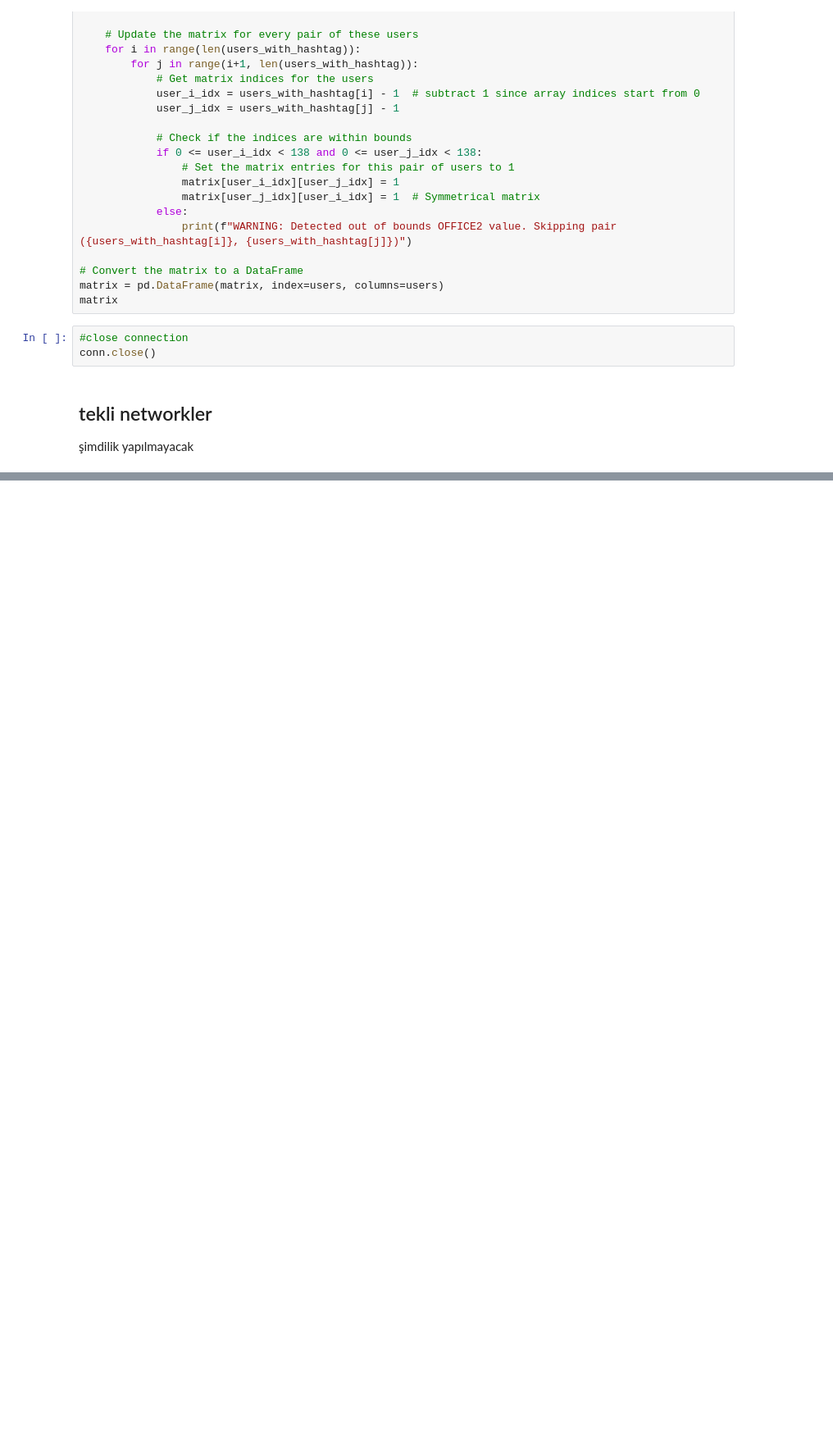
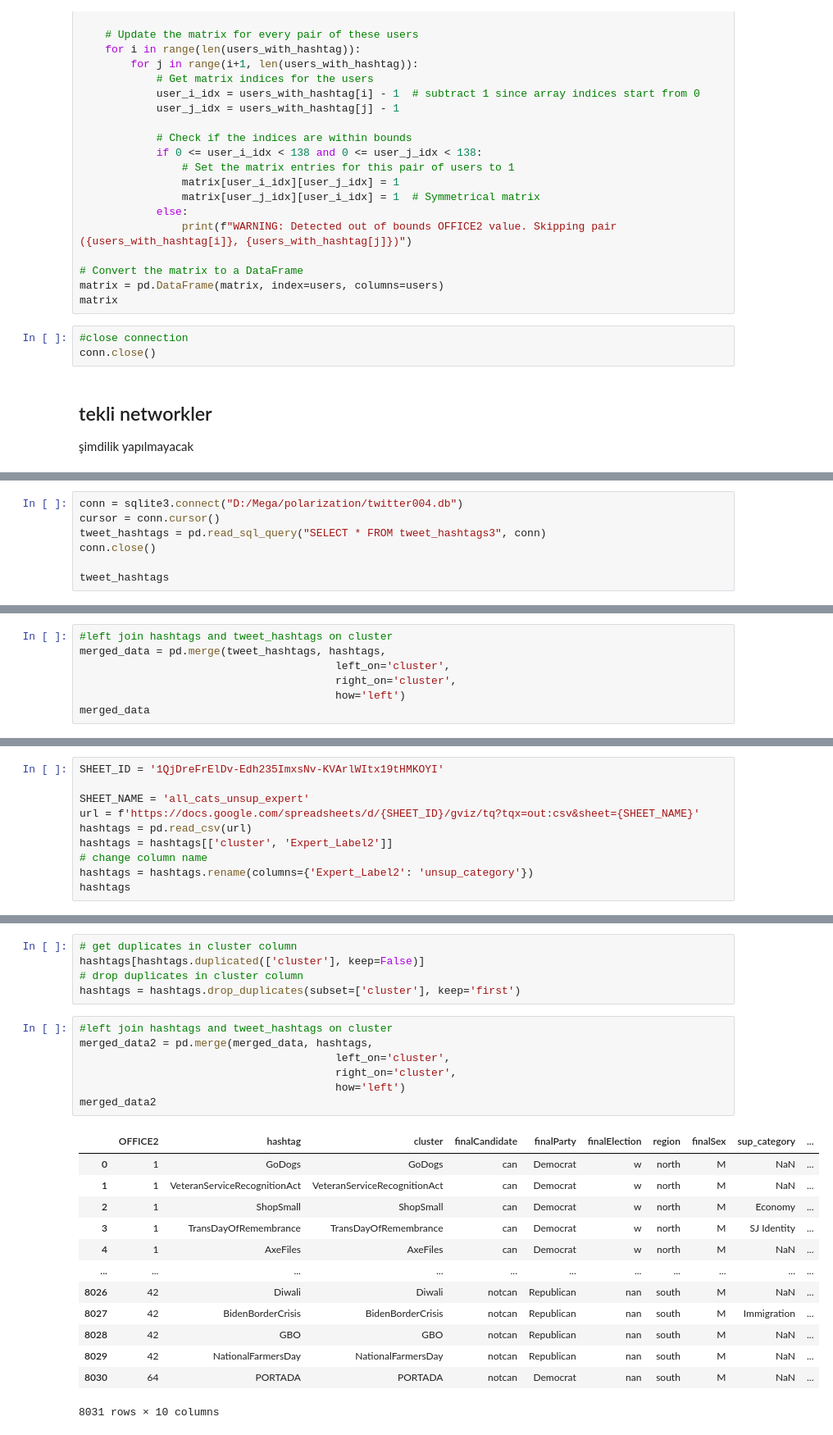
Before and after one commit to CEL-lab/multilayer_polarization, a Jupyter notebook: data/zero2hero.ipynb, the cells around one changed output, grey strips where cells are left out. Shown: that part at 82% size. Saved outputs shown, nothing was run; the diff lists cells and outputs as text; blank space fills up the shorter version.

```diff
--- a/data/zero2hero.ipynb
+++ b/data/zero2hero.ipynb
@@ -820,0 +845,7 @@ conn.close()
+# %%
+conn = sqlite3.connect("D:/Mega/polarization/twitter004.db")
+cursor = conn.cursor()
+tweet_hashtags = pd.read_sql_query("SELECT * FROM tweet_hashtags3", conn)
+conn.close()
+
+tweet_hashtags
@@ -820,0 +866,7 @@ conn.close()
+# %%
+#left join hashtags and tweet_hashtags on cluster
+merged_data = pd.merge(tweet_hashtags, hashtags,
+                                        left_on='cluster',
+                                        right_on='cluster',
+                                        how='left')
+merged_data
@@ -820,0 +887,10 @@ conn.close()
+# %%
+SHEET_ID = '1QjDreFrElDv-Edh235ImxsNv-KVArlWItx19tHMKOYI'
+
+SHEET_NAME = 'all_cats_unsup_expert'
+url = f'https://docs.google.com/spreadsheets/d/{SHEET_ID}/gviz/tq?tqx=out:csv&sheet={SHEET_NAME}'
+hashtags = pd.read_csv(url)
+hashtags = hashtags[['cluster', 'Expert_Label2']]
+# change column name
+hashtags = hashtags.rename(columns={'Expert_Label2': 'unsup_category'})
+hashtags
@@ -820,0 +911,26 @@ conn.close()
+# %%
+# get duplicates in cluster column
+hashtags[hashtags.duplicated(['cluster'], keep=False)]
+# drop duplicates in cluster column
+hashtags = hashtags.drop_duplicates(subset=['cluster'], keep='first')
+# %%
+#left join hashtags and tweet_hashtags on cluster
+merged_data2 = pd.merge(merged_data, hashtags,
+                                        left_on='cluster',
+                                        right_on='cluster',
+                                        how='left')
+merged_data2
+# %% [output]
+|  | OFFICE2 | hashtag | cluster | finalCandidate | finalParty | finalElection | region | finalSex | sup_category | ... |
+| 0 | 1 | GoDogs | GoDogs | can | Democrat | w | north | M | NaN | ... |
+| 1 | 1 | VeteranServiceRecognitionAct | VeteranServiceRecognitionAct | can | Democrat | w | north | M | NaN | ... |
+| 2 | 1 | ShopSmall | ShopSmall | can | Democrat | w | north | M | Economy | ... |
+| 3 | 1 | TransDayOfRemembrance | TransDayOfRemembrance | can | Democrat | w | north | M | SJ Identity | ... |
+| 4 | 1 | AxeFiles | AxeFiles | can | Democrat | w | north | M | NaN | ... |
+| ... | ... | ... | ... | ... | ... | ... | ... | ... | ... | ... |
+| 8026 | 42 | Diwali | Diwali | notcan | Republican | nan | south | M | NaN | ... |
+| 8027 | 42 | BidenBorderCrisis | BidenBorderCrisis | notcan | Republican | nan | south | M | Immigration | ... |
+| 8028 | 42 | GBO | GBO | notcan | Republican | nan | south | M | NaN | ... |
+| 8029 | 42 | NationalFarmersDay | NationalFarmersDay | notcan | Republican | nan | south | M | NaN | ... |
+| 8030 | 64 | PORTADA | PORTADA | notcan | Democrat | nan | south | M | NaN | ... |
+8031 rows × 10 columns
```
Also changed, not shown: parts of 9 cells of this notebook, 3 other files.
